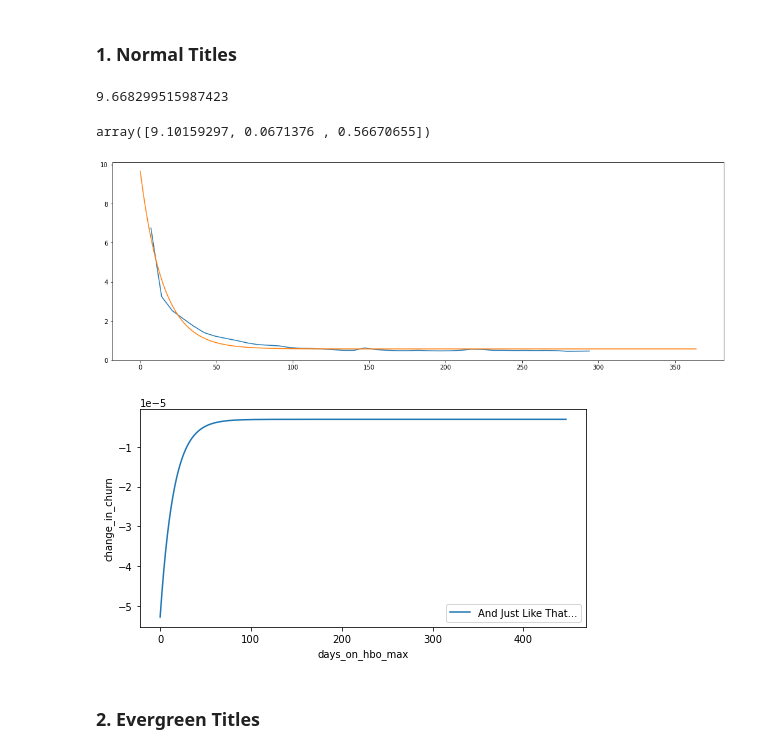
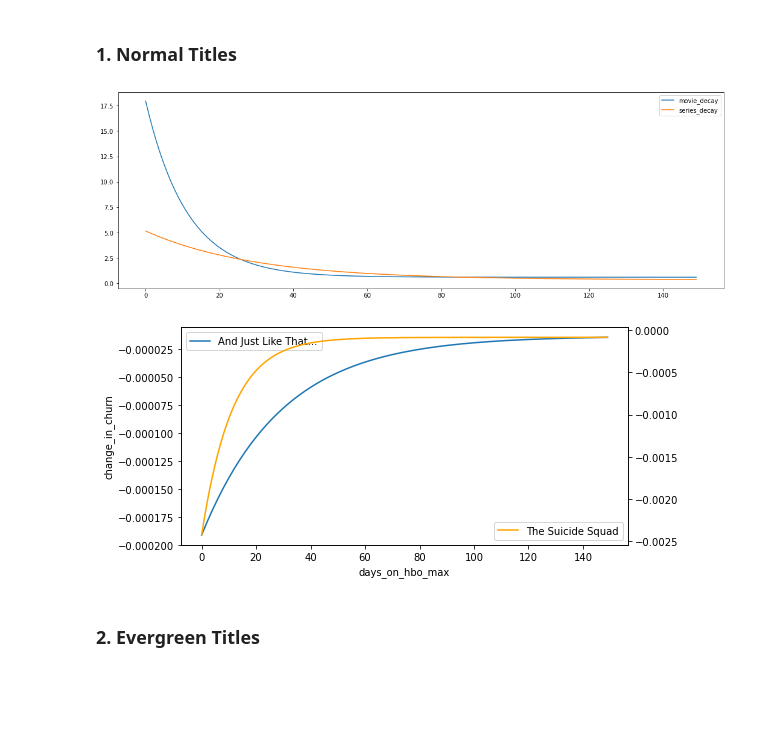
Before and after one commit to jenilu-hbo/jupyter-notebooks, a Jupyter notebook: Retention/Retention P&L Process Decay Hours Viewed.ipynb, the cells around one changed output. Drawn from its saved outputs; the diff is of its cells as text; code cells hidden in the pictures; blank space fills up the shorter version.

```diff
--- a/Retention/Retention P&L Process Decay Hours Viewed.ipynb
+++ b/Retention/Retention P&L Process Decay Hours Viewed.ipynb
@@ -180,8 +173,0 @@ popt, pcov = curve_fit(func, x, y)
-# %%
-func(0, *popt)
-# %% [output]
-9.668299515987423
-# %%
-popt #0.00059137, 0.03019112, 0.00055421
-# %% [output]
-array([9.10159297, 0.0671376 , 0.56670655])
@@ -188,10 +185,13 @@ array([9.10159297, 0.0671376 , 0.56670655])
 # %%
-x1 = pd.Series(np.arange(0,365,1))
-y1 = func(x1, *popt)
+x = pd.Series(np.arange(0,150,1))
+y1 = func(x, *popt1)
+y2 = func(x, *popt2)
 # %%
 fig, ax = plt.subplots(figsize=(18, 6))
-plt.plot(x, y)
-plt.plot(x1, y1)
+plt.plot(x, y1, label = 'movie_decay')
+plt.plot(x, y2, label = 'series_decay')
+
+plt.legend()
 plt.show()
 # %% [output]
-[figure, old version]
+[figure, new version]
@@ -203,12 +198,21 @@ dt_df['key'] = 1
+# %%
+dt_df_movie = pd.DataFrame({'days_on_hbo_max': x,
+                           'factor': y1,
+                           'content_category': 'movies'})
+dt_df_series = pd.DataFrame({'days_on_hbo_max': x,
+                           'factor': y2,
+                           'content_category': 'series'})
+dt_df = pd.concat([dt_df_movie, dt_df_series], axis = 0)
+dt_df.rename(columns = {'content_category':'category'}, inplace = True)
 # %%
-day_60_cum_sum = dt_df[dt_df['days_on_hbo_max']<60].factor.sum()
+day_60_cum_sum = dt_df[dt_df['days_on_hbo_max']<60].groupby(['category']).factor.sum().reset_index()
 # %%
 hours_viewed_decay_norm = hours_viewed_thresh[hours_viewed_thresh['title_id'].isin(norm_title_id)].copy()
-hours_viewed_decay_norm['key'] = 1
 
-hours_viewed_decay_norm = hours_viewed_decay_norm.merge(dt_df, on = ['key']).drop(['key'], axis = 1)
+hours_viewed_decay_norm = hours_viewed_decay_norm.merge(dt_df, on = ['category'])\
+                                                 .merge(day_60_cum_sum.rename(columns = {'factor':'cum_sum'}), on = ['category'])
 
-hours_viewed_decay_norm['change_in_churn'] = hours_viewed_decay_norm['change_in_churn_60d']/day_60_cum_sum*hours_viewed_decay_norm['factor']*hours_viewed_decay_norm['asset_run_time_hours']
+hours_viewed_decay_norm['change_in_churn'] = hours_viewed_decay_norm['change_in_churn_60d']/hours_viewed_decay_norm['cum_sum']*hours_viewed_decay_norm['factor']*hours_viewed_decay_norm['asset_run_time_hours']
 
 hours_viewed_decay_norm['request_date'] = pd.to_datetime(hours_viewed_decay_norm['offering_start_date']) \
                                         + pd.to_timedelta(hours_viewed_decay_norm['days_on_hbo_max'], unit='D')
@@ -217,16 +226,21 @@ hours_viewed_decay_norm = hours_viewed_decay_norm[hours_viewed_decay_norm['reque
 # %%
 fig, ax = plt.subplots(figsize=(8, 4))
 test = hours_viewed_decay_norm[['title_name', 'title_id', 'season_number', 'request_date', 'days_on_hbo_max','change_in_churn']]
 plot_df = test[test['title_name'] == 'And Just Like That...']
-plt.plot(plot_df['days_on_hbo_max'], plot_df['change_in_churn'], label='And Just Like That...')
+ax.plot(plot_df['days_on_hbo_max'], plot_df['change_in_churn'], label='And Just Like That...')
+
+ax2 = ax.twinx()
+plot_df = test[test['title_name'] == 'The Suicide Squad']
+ax2.plot(plot_df['days_on_hbo_max'], plot_df['change_in_churn'], label='The Suicide Squad', color = 'orange')
 
 ax.set_xlabel('days_on_hbo_max')
 ax.set_ylabel('change_in_churn')
 ax.legend()
+ax2.legend()
 
 plt.show()
 # %% [output]
-[figure, old version]
+[figure, new version]
 # %% [markdown]
 ### 2. Evergreen Titles
 # %% [markdown]
```
Also changed, not shown: parts of 50 cells of this notebook, 11 other files.
